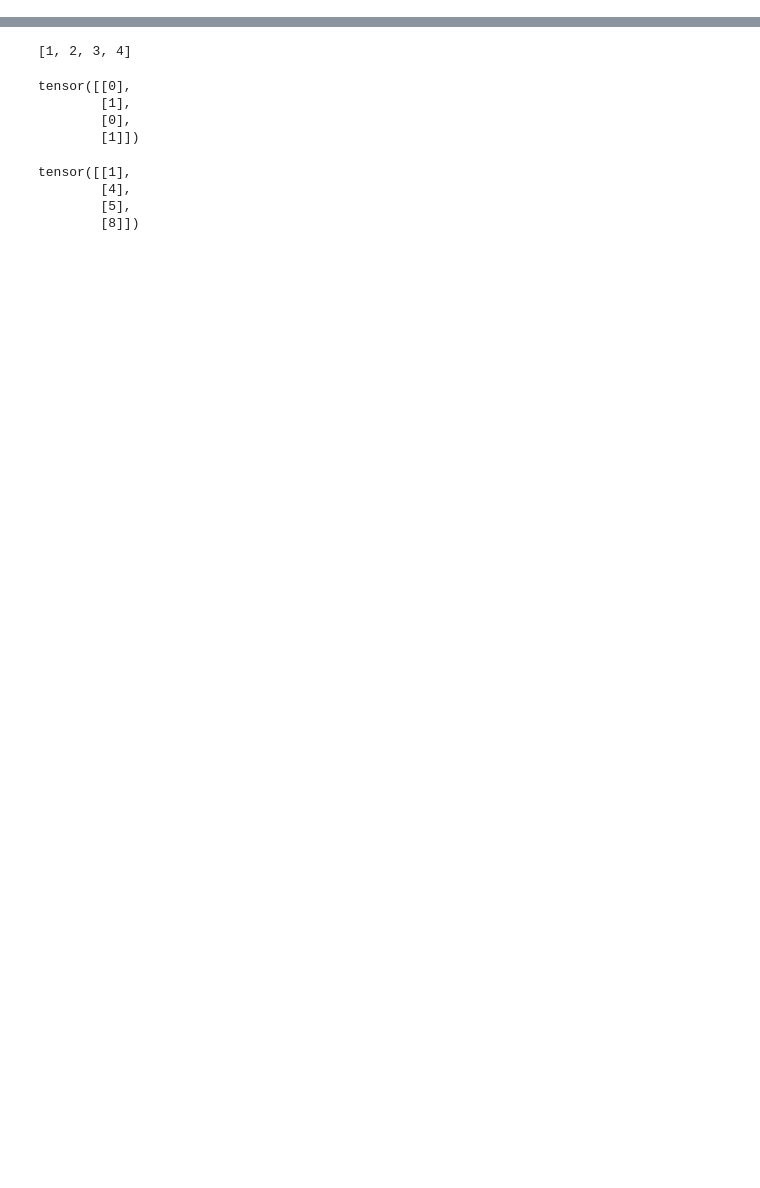
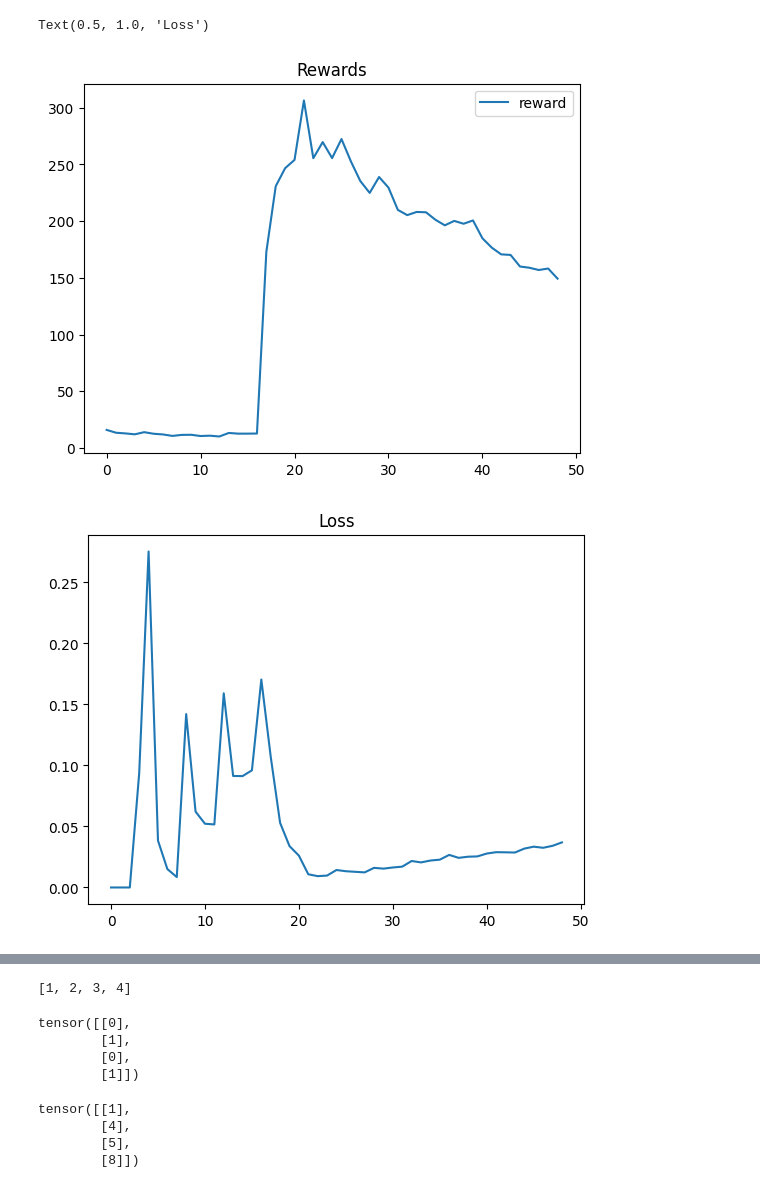
Before and after one commit to knowosadko/NCML_project, a Jupyter notebook: CartPole.ipynb, the cells around one changed output, grey strips where cells are left out. Cells and saved outputs as stored; diff of their text form; code cells hidden in the pictures; blank space fills up the shorter version.

Commit message:
Add loggers and video saving.

```diff
--- a/CartPole.ipynb
+++ b/CartPole.ipynb
@@ -73,7 +85,7 @@ class DQN_agent:
         self.epsilon_start = epsilon_params[0]
         self.epsilon_end = epsilon_params[1]
         self.epsilon_decay = epsilon_params[2]
-        self.optimizer = torch.optim.AdamW(self.pred_NN.parameters(), lr=lr,amsgrad=True)
+        self.optimizer = torch.optim.AdamW(self.pred_NN.parameters(), lr=lr)
         self.steps_done = 0
 
     def predict(self, x):
@@ -195,0 +286,29 @@ KeyboardInterrupt:
+# %%
+avg_rewards = [sum(rewards)/len(rewards) for rewards in logger["episodes"]]
+avg_loss = [sum(losses)/len(losses) for losses in logger["losses"]]
+plt.figure()
+plt.plot(avg_rewards,label="reward")
+plt.title("Rewards")
+plt.legend()
+plt.figure()
+plt.plot(avg_loss)
+plt.title("Loss")
+import json
+
+with open('logs/logger_ddqn.json', 'w') as fp:
+    json.dump(logger, fp)
+with open('logs/logger_ddqn.json', 'r') as fp:
+    logger1 = json.load(fp)
+avg_rewards = [sum(rewards)/len(rewards) for rewards in logger1["episodes"]]
+avg_loss = [sum(losses)/len(losses) for losses in logger1["losses"]]
+plt.figure()
+plt.plot(avg_rewards,label="reward")
+plt.title("Rewards")
+plt.legend()
+plt.figure()
+plt.plot(avg_loss)
+plt.title("Loss")
+# %% [output]
+Text(0.5, 1.0, 'Loss')
+[figure, added]
+[figure, added]
```
Also changed, not shown: parts of 3 cells of this notebook.
